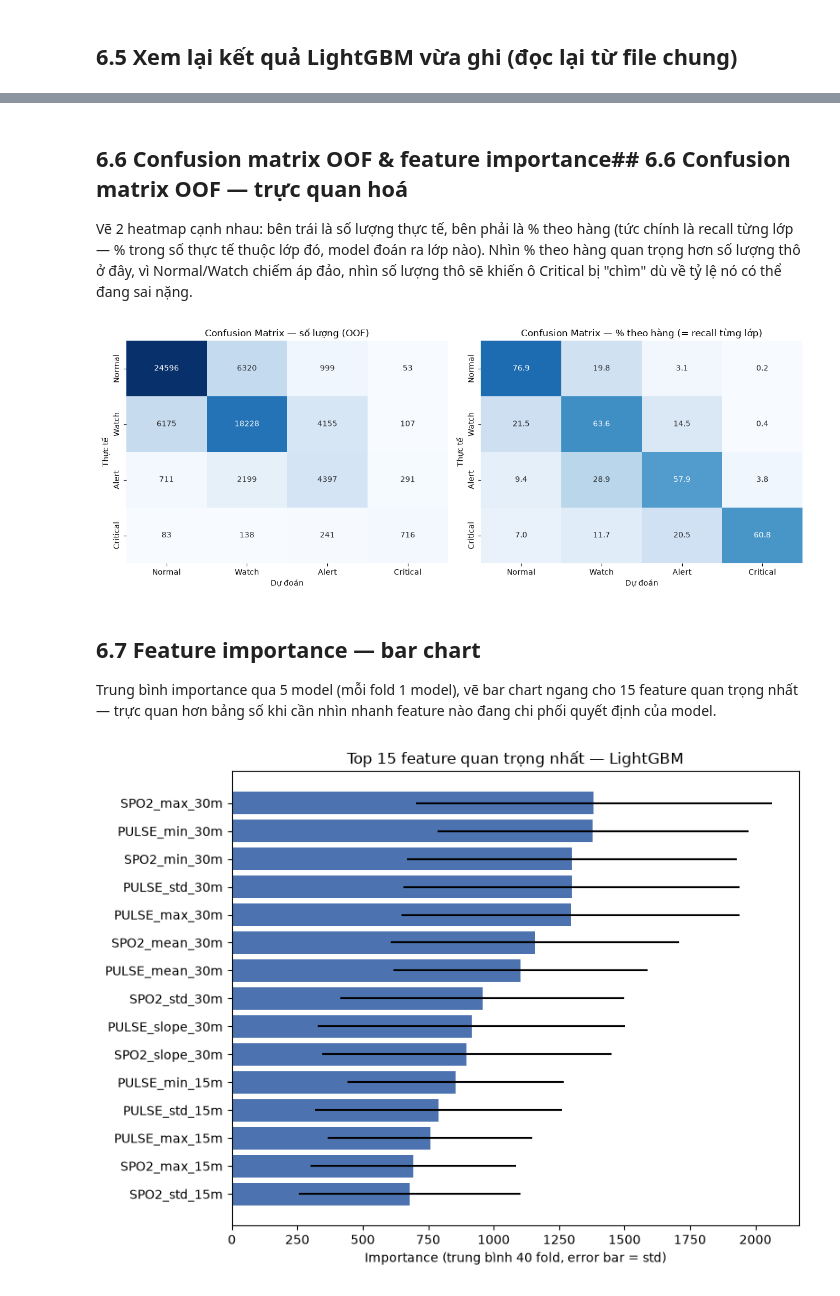
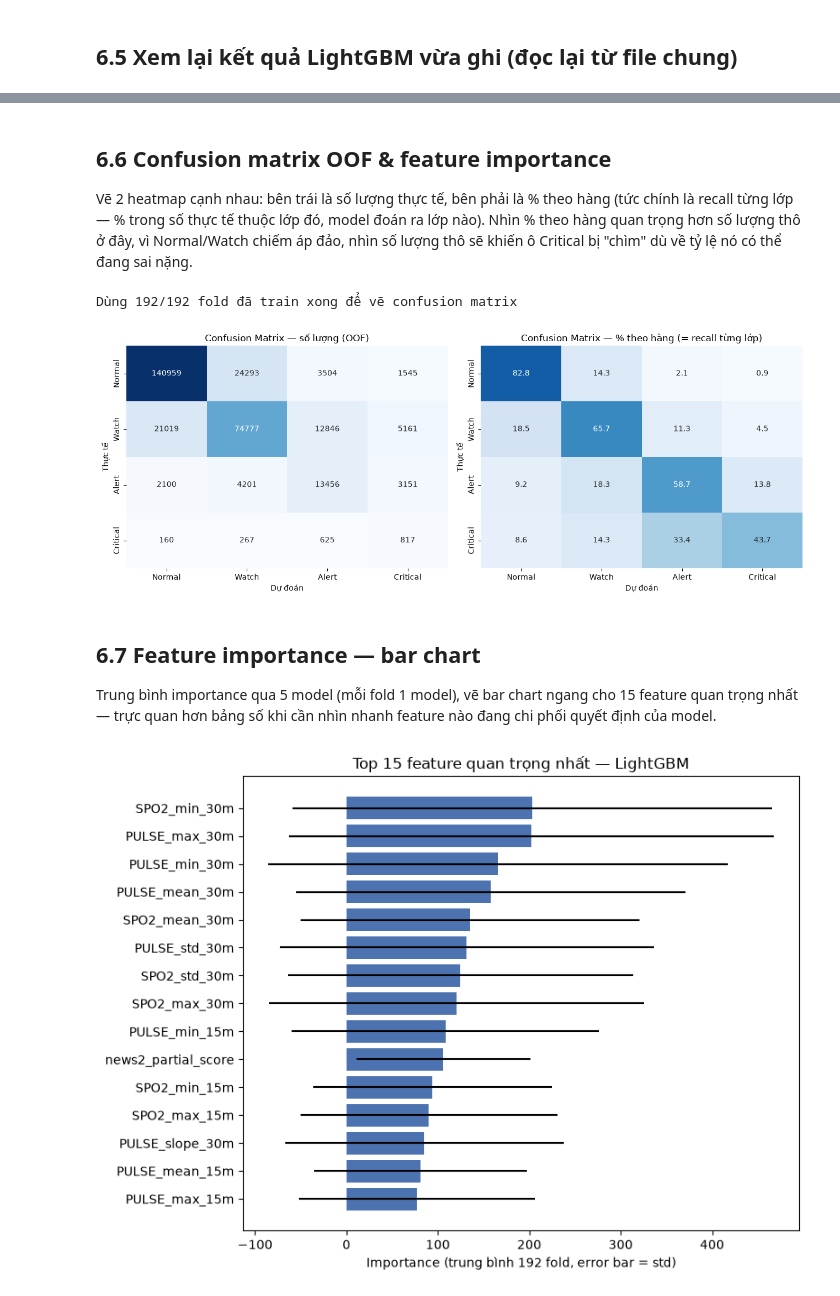
Before and after one commit to YDraGN/respiratory-risk-classifier, a Jupyter notebook: model/model-training-lightgbm.ipynb, the cells around one changed output, grey strips where cells are left out. Cells and saved outputs as stored; diff of their text form; code cells hidden in the pictures.

```diff
--- a/model/model-training-lightgbm.ipynb
+++ b/model/model-training-lightgbm.ipynb
@@ -49,21 +50,25 @@ def encode_features(d):
     return d
 
 dev_enc = encode_features(dev_df)
-X_dev = dev_enc[FEATURE_COLS]
+X_dev = dev_enc[FEATURE_COLS].astype(np.float32)
 y_dev = dev_enc[TARGET_COL].map(RISK_ORDER).astype(int)
 fold_id = dev_enc["fold_id"].astype(int)
 # %% [markdown]
 ## 6.3 Hàm ghi kết quả vào bảng so sánh chung
 Append từng dòng `(model_name, fold_id, metric...)` vào `results/cv_results.csv` — dùng chung cho mọi notebook model sau này, để không phải tự gom tay nhiều file kết quả.
 # %%
+def already_done(results_path, model_name, fold_id):
+    if not os.path.exists(results_path):
+        return False
+    df = pd.read_csv(results_path)
+    return ((df["model_name"] == model_name) & (df["fold_id"] == fold_id)).any()
+
 def log_fold_result(results_path, model_name, fold_id, n_val, train_seconds, y_true, y_pred):
     precision, recall, f1, support = precision_recall_fscore_support(
         y_true, y_pred, labels=[0, 1, 2, 3], zero_division=0
     )
     row = {
-        "model_name": model_name,
-        "fold_id": fold_id,
-        "n_val": n_val,
+        "model_name": model_name, "fold_id": fold_id, "n_val": n_val,
         "train_seconds": round(train_seconds, 2),
         "macro_f1": f1_score(y_true, y_pred, average="macro"),
     }
@@ -161,8 +252,21 @@ Macro-F1 trung bình ± std: 0.425 ± 0.113
 # %% [markdown]
-## 6.6 Confusion matrix OOF & feature importance## 6.6 Confusion matrix OOF — trực quan hoá
+## 6.6 Confusion matrix OOF & feature importance
 Vẽ 2 heatmap cạnh nhau: bên trái là số lượng thực tế, bên phải là % theo hàng (tức chính là recall từng lớp — % trong số thực tế thuộc lớp đó, model đoán ra lớp nào). Nhìn % theo hàng quan trọng hơn số lượng thô ở đây, vì Normal/Watch chiếm áp đảo, nhìn số lượng thô sẽ khiến ô Critical bị "chìm" dù về tỷ lệ nó có thể đang sai nặng.
 # %%
-cm = confusion_matrix(y_dev, oof_pred, labels=[0, 1, 2, 3])
+completed_folds = [k for k in range(N_FOLDS) if os.path.exists(f"{MODEL_DIR}/fold_{k}.txt")]
+print(f"Dùng {len(completed_folds)}/{N_FOLDS} fold đã train xong để vẽ confusion matrix")
+
+oof_pred_cm = np.full(len(dev_enc), -1)
+mask_available = np.zeros(len(dev_enc), dtype=bool)
+
+for k in completed_folds:
+    va_mask = (fold_id == k).values
+    booster = lgb.Booster(model_file=f"{MODEL_DIR}/fold_{k}.txt")
+    proba = booster.predict(X_dev[va_mask])
+    oof_pred_cm[va_mask] = np.argmax(proba, axis=1)
+    mask_available |= va_mask
+
+cm = confusion_matrix(y_dev[mask_available], oof_pred_cm[mask_available], labels=[0, 1, 2, 3])
 cm_norm = cm.astype(float) / cm.sum(axis=1, keepdims=True) * 100
 
 fig, axes = plt.subplots(1, 2, figsize=(13, 5))
@@ -183,29 +287,32 @@ plt.tight_layout()
 plt.savefig(f"{MODEL_DIR}/confusion_matrix.png", dpi=120)
 plt.show()
 # %% [output]
+Dùng 192/192 fold đã train xong để vẽ confusion matrix
-[figure, old version]
+[figure, new version]
 # %% [markdown]
 ## 6.7 Feature importance — bar chart
 Trung bình importance qua 5 model (mỗi fold 1 model), vẽ bar chart ngang cho 15 feature quan trọng nhất — trực quan hơn bảng số khi cần nhìn nhanh feature nào đang chi phối quyết định của model.
 # %%
+completed_folds = [k for k in range(N_FOLDS) if os.path.exists(f"{MODEL_DIR}/fold_{k}.txt")]
+
 importances = []
-for k in range(N_FOLDS):
+for k in completed_folds:
     booster = lgb.Booster(model_file=f"{MODEL_DIR}/fold_{k}.txt")
     importances.append(booster.feature_importance())
 
 importance_df = pd.DataFrame(np.array(importances).T, index=FEATURE_COLS,
                               columns=[f"fold_{k}" for k in range(N_FOLDS)])
 importance_df["mean"] = importance_df.mean(axis=1)
 importance_df["std"] = importance_df.iloc[:, :N_FOLDS].std(axis=1)
 
 top15 = importance_df.sort_values("mean", ascending=False).head(15)
 
 plt.figure(figsize=(8, 6))
 plt.barh(top15.index[::-1], top15["mean"][::-1], xerr=top15["std"][::-1], color="#4c72b0")
 plt.xlabel(f"Importance (trung bình {N_FOLDS} fold, error bar = std)")
 plt.title("Top 15 feature quan trọng nhất — LightGBM")
 plt.tight_layout()
 plt.savefig(f"{MODEL_DIR}/feature_importance.png", dpi=120)
 plt.show()
 # %% [output]
-[figure, old version]
+[figure, new version]
```
Also changed, not shown: parts of 12 cells of this notebook, 5 other files.
